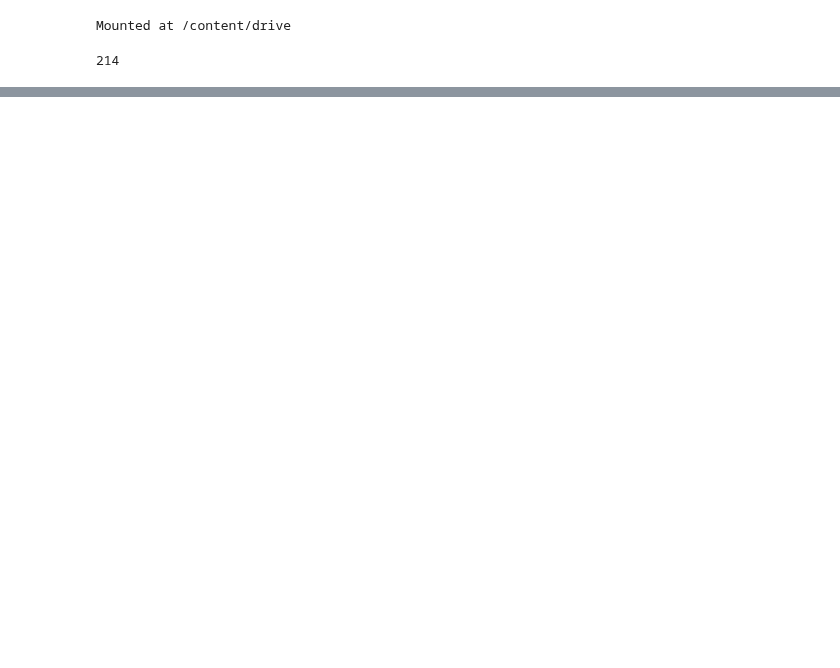
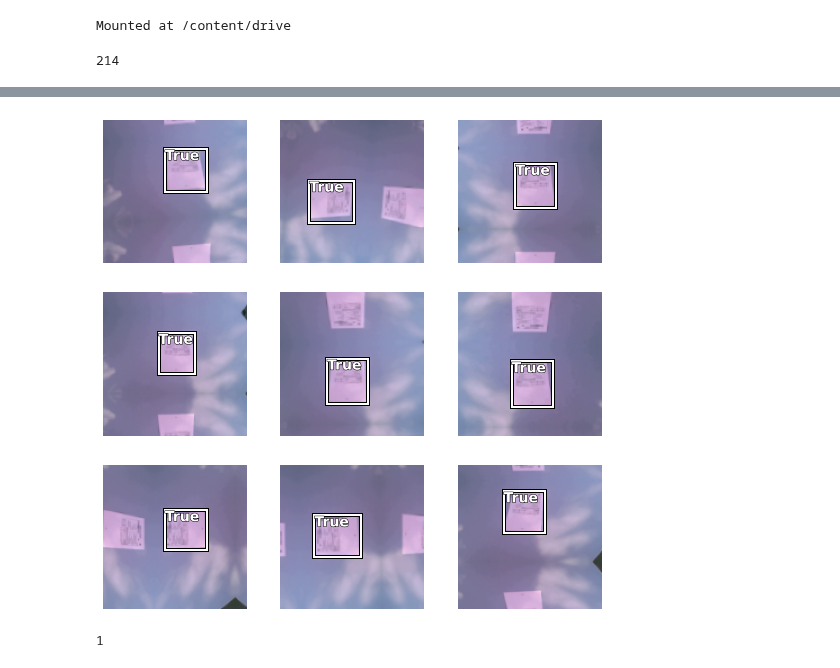
Before and after one commit to alixintong/btt-ai-know-your-customer, a Jupyter notebook: bounding_box.ipynb, the cells around one changed output, grey strips where cells are left out. Saved outputs shown, nothing was run; the diff lists cells and outputs as text; code cells hidden in the pictures; blank space fills up the shorter version.

```diff
--- a/bounding_box.ipynb
+++ b/bounding_box.ipynb
@@ -30,0 +113,12 @@ len(files)
+# %%
+frames = DataBlock(blocks=(ImageBlock, BBoxBlock, BBoxLblBlock), # define pre-defined problem domains: images, bb, label bb
+                 splitter=RandomSplitter(),
+                 get_items=get_train_imgs,
+                 getters=getters, # getters applied to results of get_items
+                 item_tfms=item_tfms,
+                 batch_tfms=batch_tfms,
+                 n_inp=1)
+# %%
+frames.summary(os.getcwd())
+files = get_image_files(os.getcwd())
+files[:5]
@@ -30,0 +144,8 @@ len(files)
+# %%
+dls = frames.dataloaders(files)
+# %%
+dls.c = 1
+# %%
+dls.show_batch()
+# %% [output]
+[figure, added]
@@ -30,0 +157,5 @@ len(files)
+# %%
+# call RetinaNet architecture - pass in encoder, number of classes, and final bias on last convolutional layer
+get_c(dls)
+# %% [output]
+1
```
Also changed, not shown: parts of 28 cells of this notebook.
